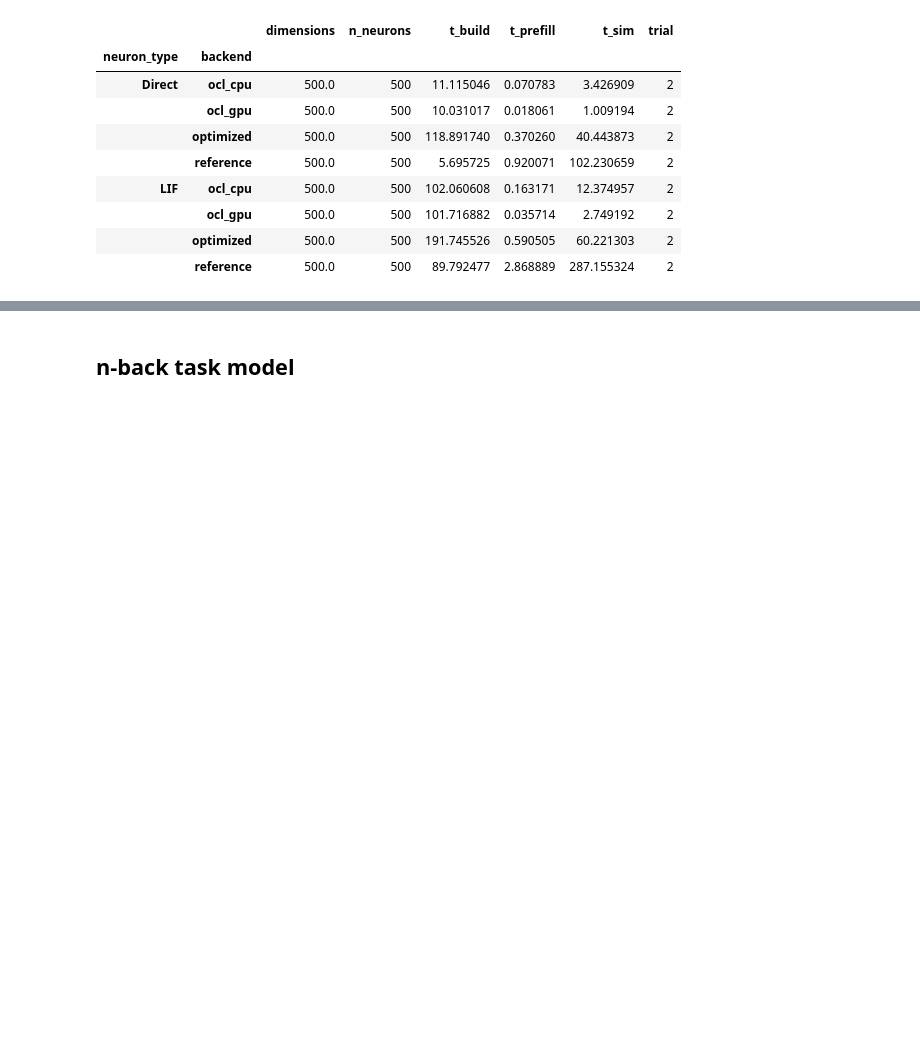
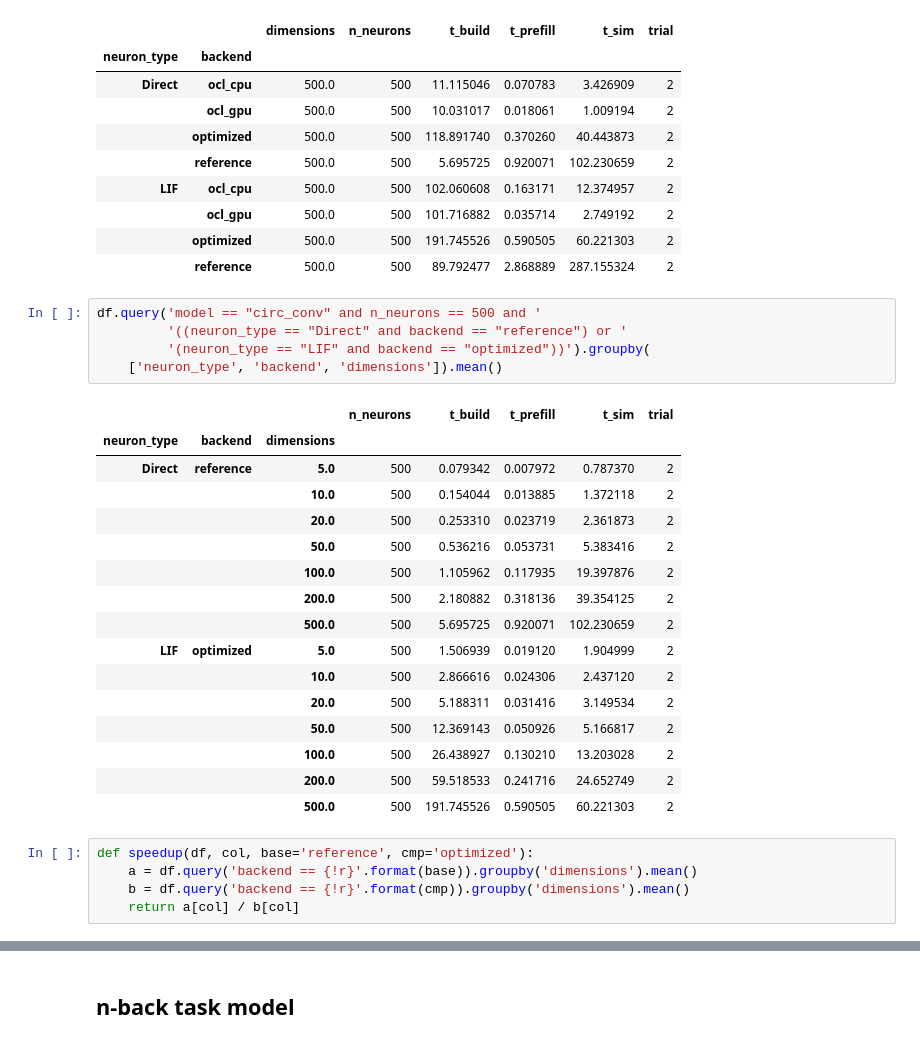
Before and after one commit to ctn-archive/gosmann-frontiers2017, a Jupyter notebook: notebooks/Time paper plots.ipynb, the cells around one changed output, grey strips where cells are left out. Drawn from its saved outputs; the diff is of its cells as text; blank space fills up the shorter version.

```diff
--- a/notebooks/Time paper plots.ipynb
+++ b/notebooks/Time paper plots.ipynb
@@ -74,3 +74,30 @@ df.query('model == "circ_conv" and n_neurons == 500 and dimensions == 500').grou
 |  | ocl_gpu | 500.0 | 500 | 101.716882 | 0.035714 | 2.749192 | 2 |
 |  | optimized | 500.0 | 500 | 191.745526 | 0.590505 | 60.221303 | 2 |
 |  | reference | 500.0 | 500 | 89.792477 | 2.868889 | 287.155324 | 2 |
+# %%
+df.query('model == "circ_conv" and n_neurons == 500 and '
+         '((neuron_type == "Direct" and backend == "reference") or '
+         '(neuron_type == "LIF" and backend == "optimized"))').groupby(
+    ['neuron_type', 'backend', 'dimensions']).mean()
+# %% [output]
+|  |  |  | n_neurons | t_build | t_prefill | t_sim | trial |
+| neuron_type | backend | dimensions |  |  |  |  |  |
+| Direct | reference | 5.0 | 500 | 0.079342 | 0.007972 | 0.787370 | 2 |
+|  |  | 10.0 | 500 | 0.154044 | 0.013885 | 1.372118 | 2 |
+|  |  | 20.0 | 500 | 0.253310 | 0.023719 | 2.361873 | 2 |
+|  |  | 50.0 | 500 | 0.536216 | 0.053731 | 5.383416 | 2 |
+|  |  | 100.0 | 500 | 1.105962 | 0.117935 | 19.397876 | 2 |
+|  |  | 200.0 | 500 | 2.180882 | 0.318136 | 39.354125 | 2 |
+|  |  | 500.0 | 500 | 5.695725 | 0.920071 | 102.230659 | 2 |
+| LIF | optimized | 5.0 | 500 | 1.506939 | 0.019120 | 1.904999 | 2 |
+|  |  | 10.0 | 500 | 2.866616 | 0.024306 | 2.437120 | 2 |
+|  |  | 20.0 | 500 | 5.188311 | 0.031416 | 3.149534 | 2 |
+|  |  | 50.0 | 500 | 12.369143 | 0.050926 | 5.166817 | 2 |
+|  |  | 100.0 | 500 | 26.438927 | 0.130210 | 13.203028 | 2 |
+|  |  | 200.0 | 500 | 59.518533 | 0.241716 | 24.652749 | 2 |
+|  |  | 500.0 | 500 | 191.745526 | 0.590505 | 60.221303 | 2 |
+# %%
+def speedup(df, col, base='reference', cmp='optimized'):
+    a = df.query('backend == {!r}'.format(base)).groupby('dimensions').mean()
+    b = df.query('backend == {!r}'.format(cmp)).groupby('dimensions').mean()
+    return a[col] / b[col]
```
Also changed, not shown: parts of 4 cells of this notebook.
